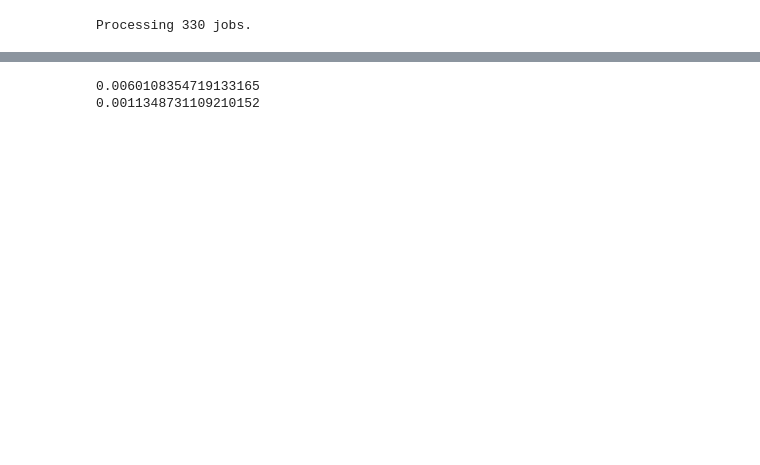
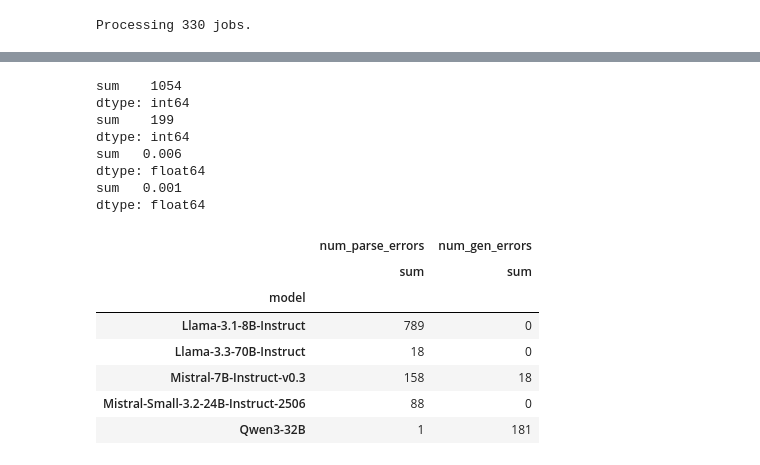
Before and after one commit to AleksiKaa/mscthesis, a Jupyter notebook: src/notebooks/results/get_error_stats.ipynb, the cells around one changed output, grey strips where cells are left out. Cells and saved outputs as stored; diff of their text form; code cells hidden in the pictures; blank space fills up the shorter version.

```diff
--- a/src/notebooks/results/get_error_stats.ipynb
+++ b/src/notebooks/results/get_error_stats.ipynb
@@ -81,33 +142,53 @@ pd.options.display.max_columns = None
 pd.options.display.float_format = '{:,.3f}'.format
 bycols = [
     "model",
-    "number_of_demonstrations",
-    "type_of_demonstrations",
-    "use_instructions"
+    "suite"
 ]
 
 agg = aggregate_results(res, bycols, cols[5:], funs=["sum"])
 # Drop count
-agg = agg.loc[pd.IndexSlice[:, :, :, :], (slice(None))]
 # Drop rows with no errors
 error_rows = (agg.loc[:, :] > 0).any(axis=1)
 agg = agg[error_rows]
 # %%
-formatted = format_table(agg)
+#formatted = format_table(agg)
+formatted = agg.copy()
 
-formatted.columns = formatted.columns.get_level_values(0) # Flatten
+#formatted.columns = formatted.columns.get_level_values(0) # Flatten
 
-parse_errs_sum = formatted["num parse errors"].sum()
-gen_errs_sum = formatted["num gen errors"].sum()
+#formatted = formatted.loc[["num_parse_errors", "num_gen_errors"],:]
 
-formatted.loc[("Total sum", "", "", "")] = (parse_errs_sum, gen_errs_sum) # Add total
+parse_errs_sum = formatted["num_parse_errors"].sum()
+gen_errs_sum = formatted["num_gen_errors"].sum()
+
+#formatted.loc[("Total sum", "")] = (parse_errs_sum, gen_errs_sum) # Add total
 #formatted.loc[("Error rate", "", "", "")] = (parse_errs_sum / rows, gen_errs_sum / rows) # Add total
+
+print(parse_errs_sum)
+print(gen_errs_sum)
 
 print(parse_errs_sum / rows)
 print(gen_errs_sum / rows)
 # %% [output]
-0.0060108354719133165
-0.0011348731109210152
+sum    1054
+dtype: int64
+sum    199
+dtype: int64
+sum   0.006
+dtype: float64
+sum   0.001
+dtype: float64
+# %%
+formatted.groupby(by="model").agg("sum")
+# %% [output]
+|  | num_parse_errors | num_gen_errors |
+|  | sum | sum |
+| model |  |  |
+| Llama-3.1-8B-Instruct | 789 | 0 |
+| Llama-3.3-70B-Instruct | 18 | 0 |
+| Mistral-7B-Instruct-v0.3 | 158 | 18 |
+| Mistral-Small-3.2-24B-Instruct-2506 | 88 | 0 |
+| Qwen3-32B | 1 | 181 |
 # %%
 tables_location = "./latex/tables"
 os.makedirs(tables_location, exist_ok=True)
```
Also changed, not shown: parts of 5 cells of this notebook, 2 other files.
